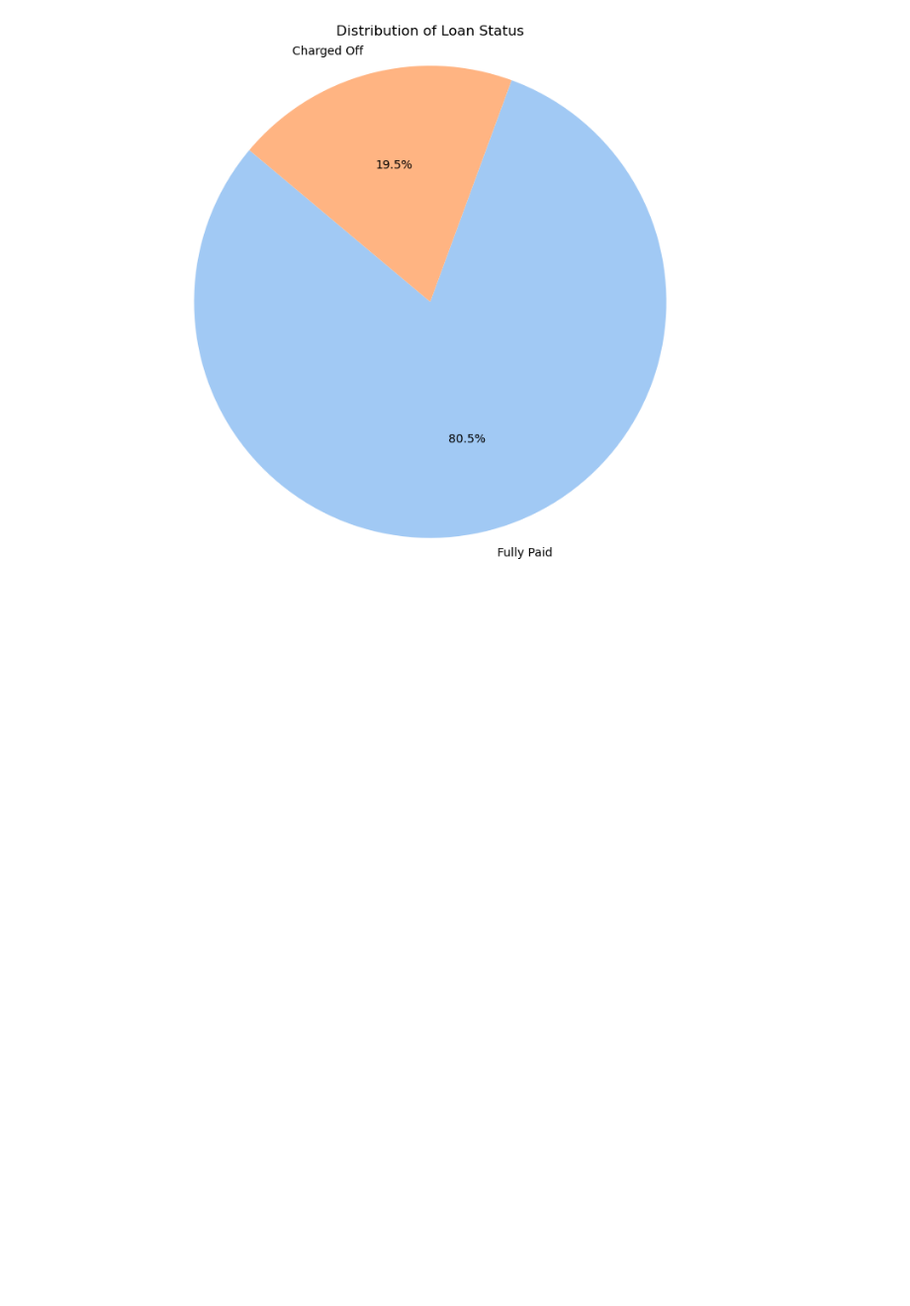
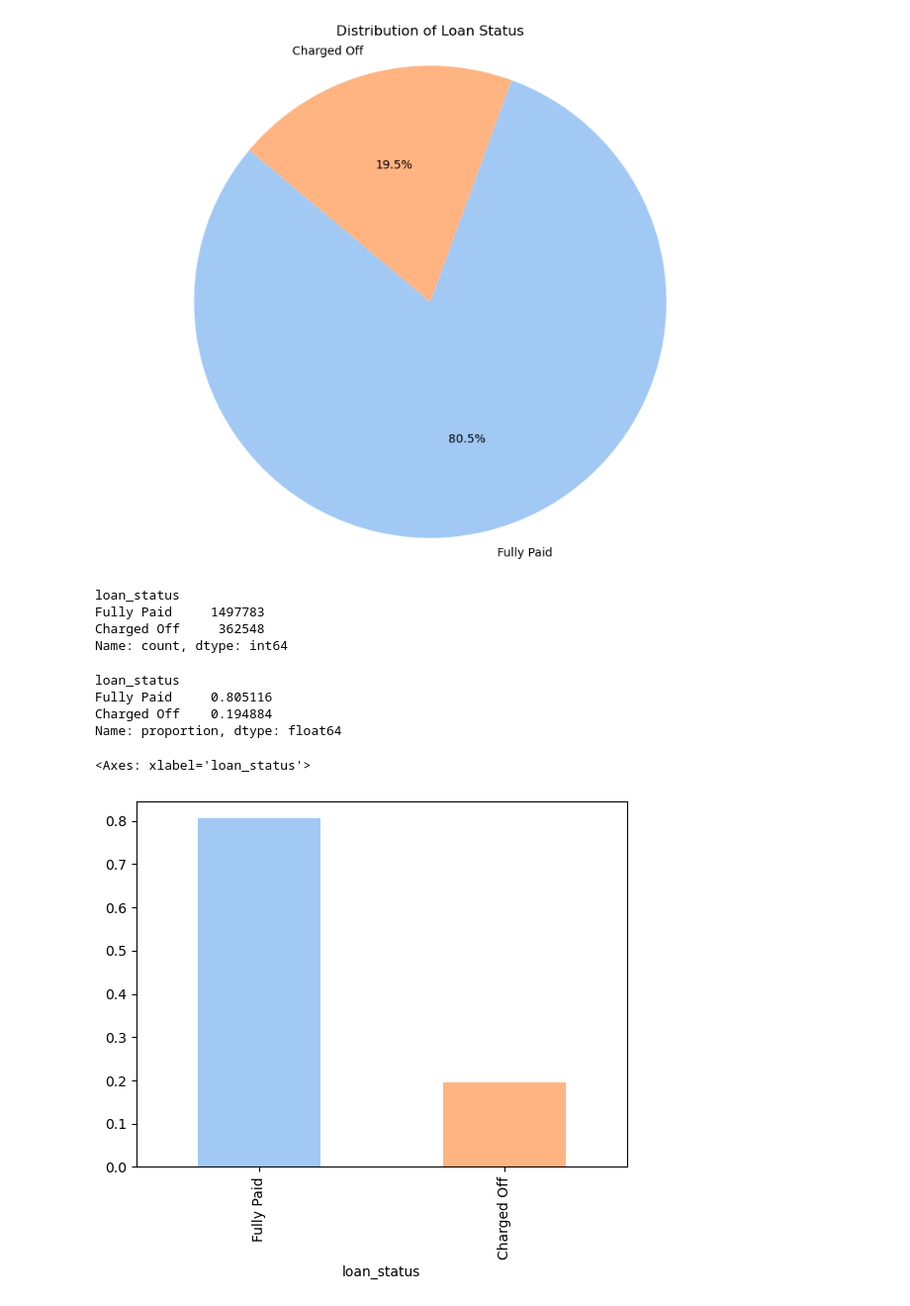
Before and after one commit to manolaz/kaggle-lending-hub-2024, a Jupyter notebook: trung-nva-lending-club-2007-20.ipynb, the cells around one changed output. Shown: that part at 99% size. Saved outputs shown, nothing was run; the diff lists cells and outputs as text; code cells hidden in the pictures; blank space fills up the shorter version.

```diff
--- a/trung-nva-lending-club-2007-20.ipynb
+++ b/trung-nva-lending-club-2007-20.ipynb
@@ -222,3 +222,22 @@ plt.axis('equal')  # Equal aspect ratio ensures that pie is drawn as a circle.
 plt.show()
 # %% [output]
 [figure]
+# %%
+filtered_df_pd['loan_status'].value_counts()
+# %% [output]
+loan_status
+Fully Paid     1497783
+Charged Off     362548
+Name: count, dtype: int64
+# %%
+filtered_df_pd['loan_status'].value_counts(normalize=True)
+# %% [output]
+loan_status
+Fully Paid     0.805116
+Charged Off    0.194884
+Name: proportion, dtype: float64
+# %%
+filtered_df_pd['loan_status'].value_counts(normalize=True).plot(kind='bar', color=sns.color_palette("pastel"))
+# %% [output]
+<Axes: xlabel='loan_status'>
+[figure, added]
```
Also changed, not shown: parts of 3 cells of this notebook.
